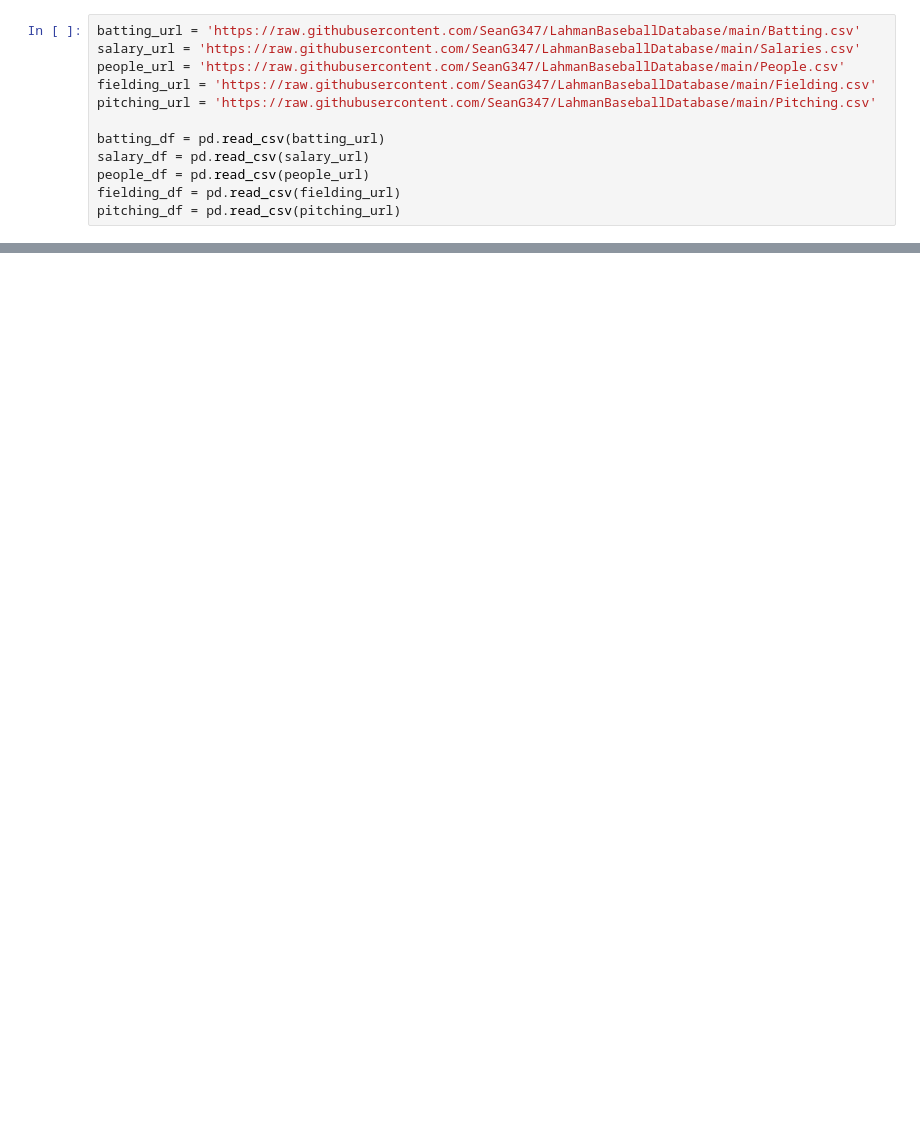
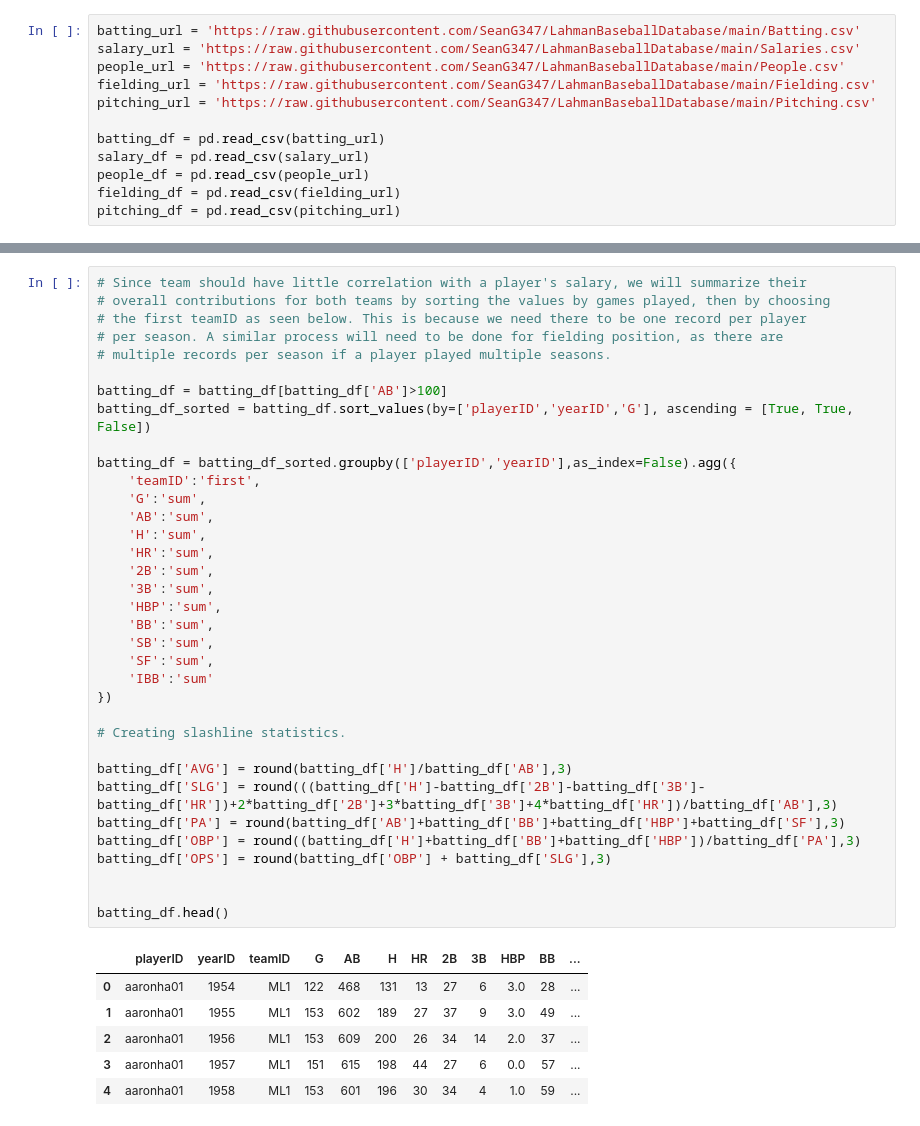
Before and after one commit to SeanG347/baseball-projects, a Jupyter notebook: BaseballSalaryPredictor.ipynb, the cells around one changed output, grey strips where cells are left out. Cells and saved outputs as stored; diff of their text form; blank space fills up the shorter version.

```diff
--- a/BaseballSalaryPredictor.ipynb
+++ b/BaseballSalaryPredictor.ipynb
@@ -34,0 +124,42 @@ len(batting_df)
+# %%
+# Since team should have little correlation with a player's salary, we will summarize their
+# overall contributions for both teams by sorting the values by games played, then by choosing
+# the first teamID as seen below. This is because we need there to be one record per player
+# per season. A similar process will need to be done for fielding position, as there are
+# multiple records per season if a player played multiple seasons.
+
+batting_df = batting_df[batting_df['AB']>100]
+batting_df_sorted = batting_df.sort_values(by=['playerID','yearID','G'], ascending = [True, True, False])
+
+batting_df = batting_df_sorted.groupby(['playerID','yearID'],as_index=False).agg({
+    'teamID':'first',
+    'G':'sum',
+    'AB':'sum',
+    'H':'sum',
+    'HR':'sum',
+    '2B':'sum',
+    '3B':'sum',
+    'HBP':'sum',
+    'BB':'sum',
+    'SB':'sum',
+    'SF':'sum',
+    'IBB':'sum'
+})
+
+# Creating slashline statistics.
+
+batting_df['AVG'] = round(batting_df['H']/batting_df['AB'],3)
+batting_df['SLG'] = round(((batting_df['H']-batting_df['2B']-batting_df['3B']-batting_df['HR'])+2*batting_df['2B']+3*batting_df['3B']+4*batting_df['HR'])/batting_df['AB'],3)
+batting_df['PA'] = round(batting_df['AB']+batting_df['BB']+batting_df['HBP']+batting_df['SF'],3)
+batting_df['OBP'] = round((batting_df['H']+batting_df['BB']+batting_df['HBP'])/batting_df['PA'],3)
+batting_df['OPS'] = round(batting_df['OBP'] + batting_df['SLG'],3)
+
+
+batting_df.head()
+# %% [output]
+|  | playerID | yearID | teamID | G | AB | H | HR | 2B | 3B | HBP | BB | ... |
+| 0 | aaronha01 | 1954 | ML1 | 122 | 468 | 131 | 13 | 27 | 6 | 3.0 | 28 | ... |
+| 1 | aaronha01 | 1955 | ML1 | 153 | 602 | 189 | 27 | 37 | 9 | 3.0 | 49 | ... |
+| 2 | aaronha01 | 1956 | ML1 | 153 | 609 | 200 | 26 | 34 | 14 | 2.0 | 37 | ... |
+| 3 | aaronha01 | 1957 | ML1 | 151 | 615 | 198 | 44 | 27 | 6 | 0.0 | 57 | ... |
+| 4 | aaronha01 | 1958 | ML1 | 153 | 601 | 196 | 30 | 34 | 4 | 1.0 | 59 | ... |
```
Also changed, not shown: parts of 28 cells of this notebook.
